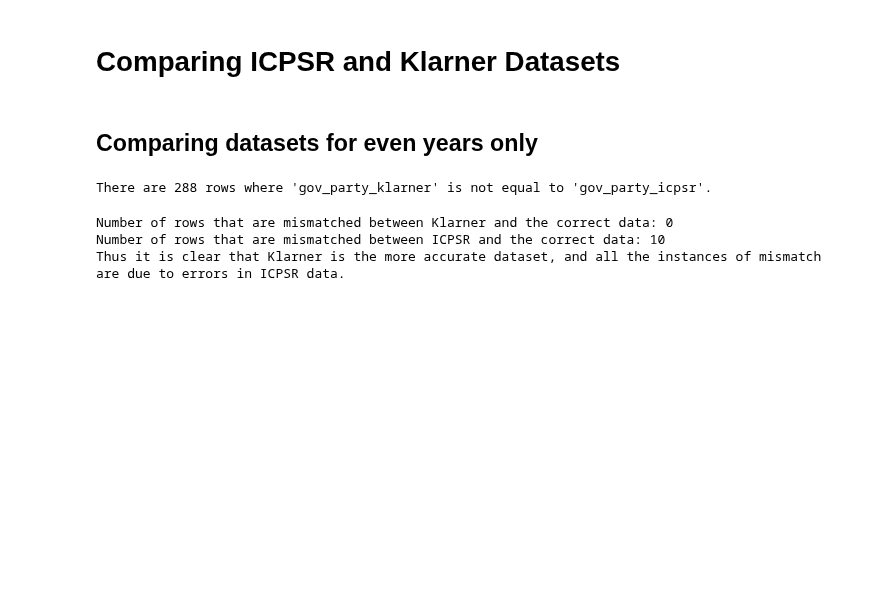
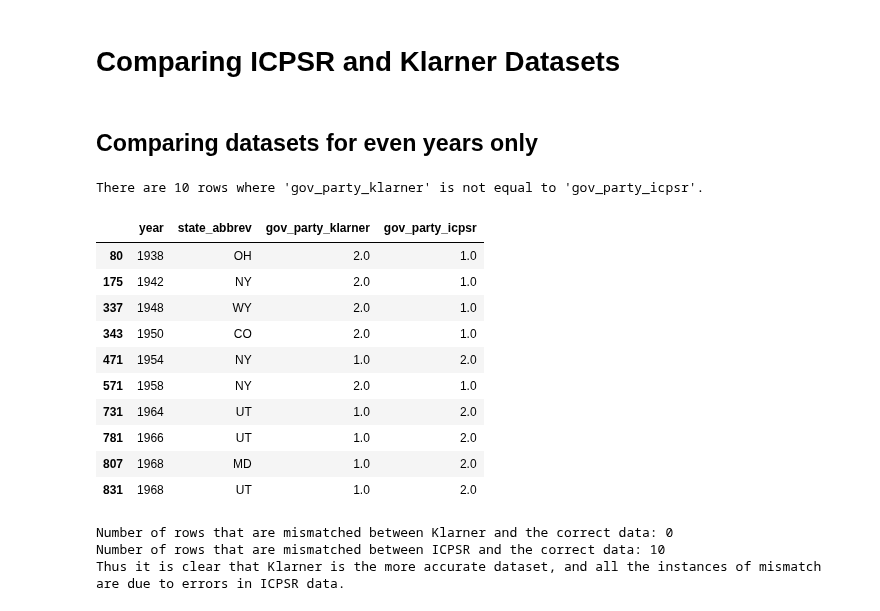
Before and after one commit to batShimon/similarity_data, a Jupyter notebook: merging_Klarner_and_ICPSR.ipynb, the cells around one changed output. Cells and saved outputs as stored; diff of their text form; code cells hidden in the pictures; blank space fills up the shorter version.

```diff
--- a/merging_Klarner_and_ICPSR.ipynb
+++ b/merging_Klarner_and_ICPSR.ipynb
@@ -257,10 +257,28 @@ merged_even = merged_even[['year', 'state_abbrev', 'gov_party_klarner', 'gov_par
                            'rep_lowhse_klarner', 'rep_lowhse_icpsr', 'shr_dem_in_sess_klarner',
                            'shr_dem_in_sess_icpsr', 'shr_rep_in_sess_klarner', 'shr_rep_in_sess_icpsr']]
 # %%
-unequal_rows_gov = merged_even[merged_even['gov_party_klarner'] != merged_even['gov_party_icpsr']]
-print(f"There are {unequal_rows_gov.shape[0]} rows where 'gov_party_klarner' is not equal to 'gov_party_icpsr'.")
+unequal_rows_gov_even = merged_even[
+    merged_even['gov_party_klarner'].notna() &
+    merged_even['gov_party_icpsr'].notna() &
+    (merged_even['gov_party_klarner'] != merged_even['gov_party_icpsr'])
+]
+print(f"There are {unequal_rows_gov_even.shape[0]} rows where 'gov_party_klarner' is not equal to 'gov_party_icpsr'.")
 # %% [output]
-There are 288 rows where 'gov_party_klarner' is not equal to 'gov_party_icpsr'.
+There are 10 rows where 'gov_party_klarner' is not equal to 'gov_party_icpsr'.
+# %%
+unequal_rows_gov_even[['year', 'state_abbrev', 'gov_party_klarner', 'gov_party_icpsr']]
+# %% [output]
+|  | year | state_abbrev | gov_party_klarner | gov_party_icpsr |
+| 80 | 1938 | OH | 2.0 | 1.0 |
+| 175 | 1942 | NY | 2.0 | 1.0 |
+| 337 | 1948 | WY | 2.0 | 1.0 |
+| 343 | 1950 | CO | 2.0 | 1.0 |
+| 471 | 1954 | NY | 1.0 | 2.0 |
+| 571 | 1958 | NY | 2.0 | 1.0 |
+| 731 | 1964 | UT | 1.0 | 2.0 |
+| 781 | 1966 | UT | 1.0 | 2.0 |
+| 807 | 1968 | MD | 1.0 | 2.0 |
+| 831 | 1968 | UT | 1.0 | 2.0 |
 # %%
 # Here is a dataset to double-check the problematic years with links to sources generated by ChatGPT
 # Create the DataFrame
```
Also changed, not shown: parts of 6 cells of this notebook, 1 other file.
